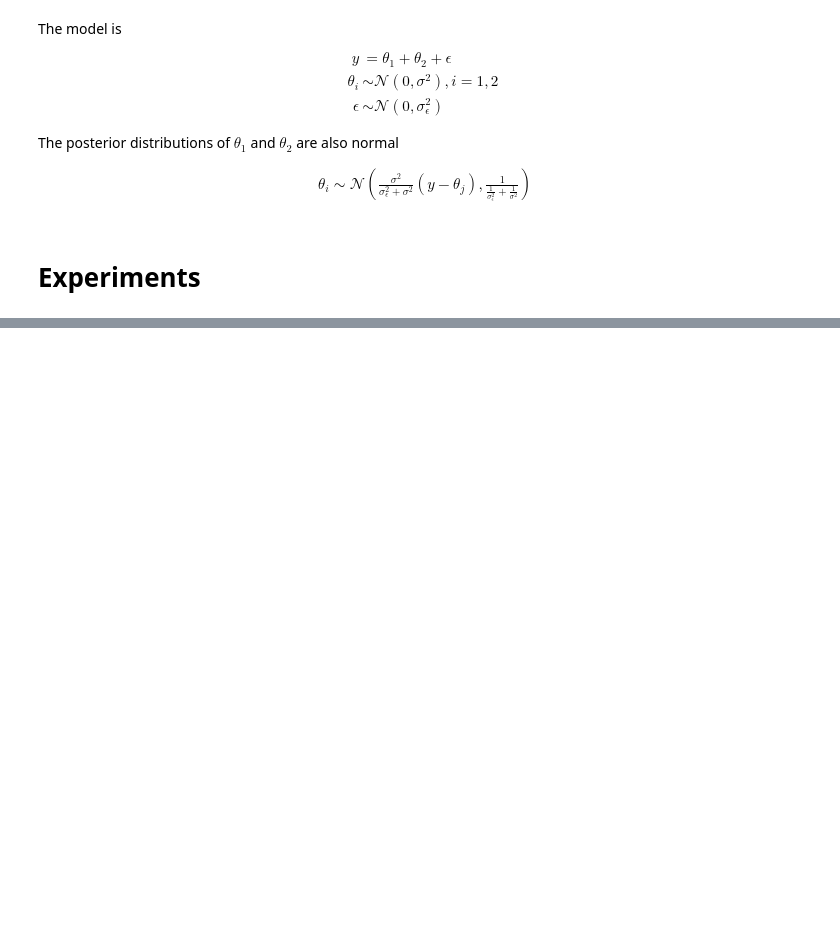
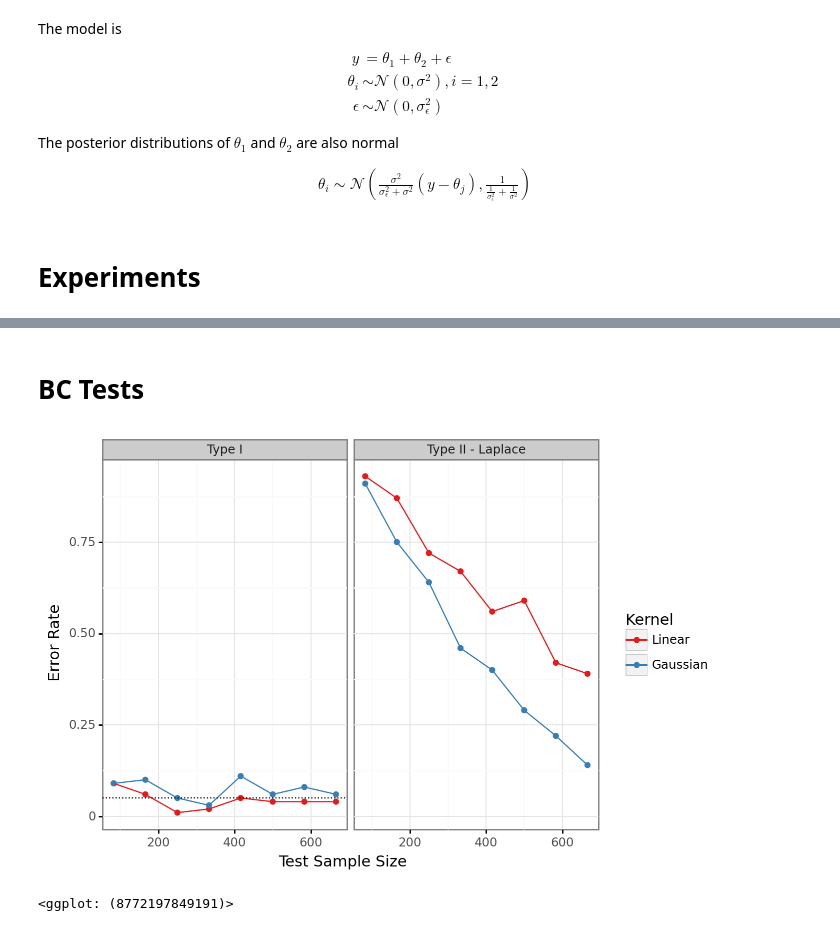
Before and after one commit to awjiang/mcmc-joint-tests, a Jupyter notebook: GandyScott2020.ipynb, the cells around one changed output, grey strips where cells are left out. Cells and saved outputs as stored; diff of their text form; code cells hidden in the pictures; blank space fills up the shorter version.

```diff
--- a/GandyScott2020.ipynb
+++ b/GandyScott2020.ipynb
@@ -12,11 +12,15 @@ import pandas as pd
 import pickle
 from tqdm.notebook import tqdm
 from plotnine import *
+from mizani.palettes import brewer_pal
+from palettable import colorbrewer
+palette=brewer_pal(type='qual', palette='Set1')
 
 from mcmcmd.samplers import *
 from mcmcmd.tests import *
 
 from statsmodels.tsa.stattools import acf
+import joblib
 # %%
 class gandy_scott_sampler(model_sampler):
     def __init__(self, **kwargs):
@@ -278,9 +205,0 @@ for exper in tqdm(lst_experiments):
-# %%
-def exp_label(x):
-    return f'Sampler Error Rate: {x}'
-
-plot_results = ggplot(df_results, aes(color='test_type', group='test_type', x='sample_size',  y='result')) + \
-    geom_point() + geom_line() + \
-    facet_grid('~error_rate', labeller = exp_label) + \
-    labs(x='Sample Size', y='Rejection Rate', title='Test Performance on Random Error', color='Test Type')
-ggsave(plot_results, 'GandyScott_RandomError')
@@ -290,0 +206,10 @@ df_results
+# %%
+def exp_label(x):
+    if 'sampler_error_3' in x:
+        return 'Type II - Mean Swap'
+    elif 'sampler_error_4' in x:
+        return 'Type II - Laplace'
+    else:
+        return 'Type I'
+# %% [markdown]
+# BC Tests
@@ -290,0 +293,21 @@ df_results
+# %%
+df_results = pd.concat(lst_res)
+df_results.loc[df_results.kernel.isnull(), 'kernel'] = 'linear'
+df_results['test_size'] = pd.to_numeric(df_results['test_size'])
+df_results['sample_budget'] = pd.to_numeric(df_results['sample_budget'])
+df_results['result'] = pd.to_numeric(df_results['result'])
+# %%
+# df_results=pd.read_pickle('gandy_scott_bc')
+
+# Nonlinear vs linear kernel
+df_hline = pd.DataFrame({'experiment':['gandy_scott_sampler'], 'alpha':[alpha]})
+mask = df_results.test.str.contains('mmd') & df_results.inputs.str.contains('aux, theta') & ~df_results.experiment.str.contains('3')
+plot_kernel=ggplot(df_results.loc[mask], aes(x='test_size', y='result', color='kernel')) + \
+        geom_point() + geom_line() + geom_hline(df_hline, aes(yintercept='alpha'), linetype='dotted') +  \
+        facet_grid('~experiment', labeller=exp_label) + \
+        labs(x='Test Sample Size', y='Error Rate', color='Kernel') + \
+        scale_color_discrete(labels=['Linear', 'Gaussian'], palette=palette) + theme_bw()
+plot_kernel
+# %% [output]
+[figure, added]
+<ggplot: (8772197849191)>
```
Also changed, not shown: parts of 24 cells of this notebook, 4 other files.
